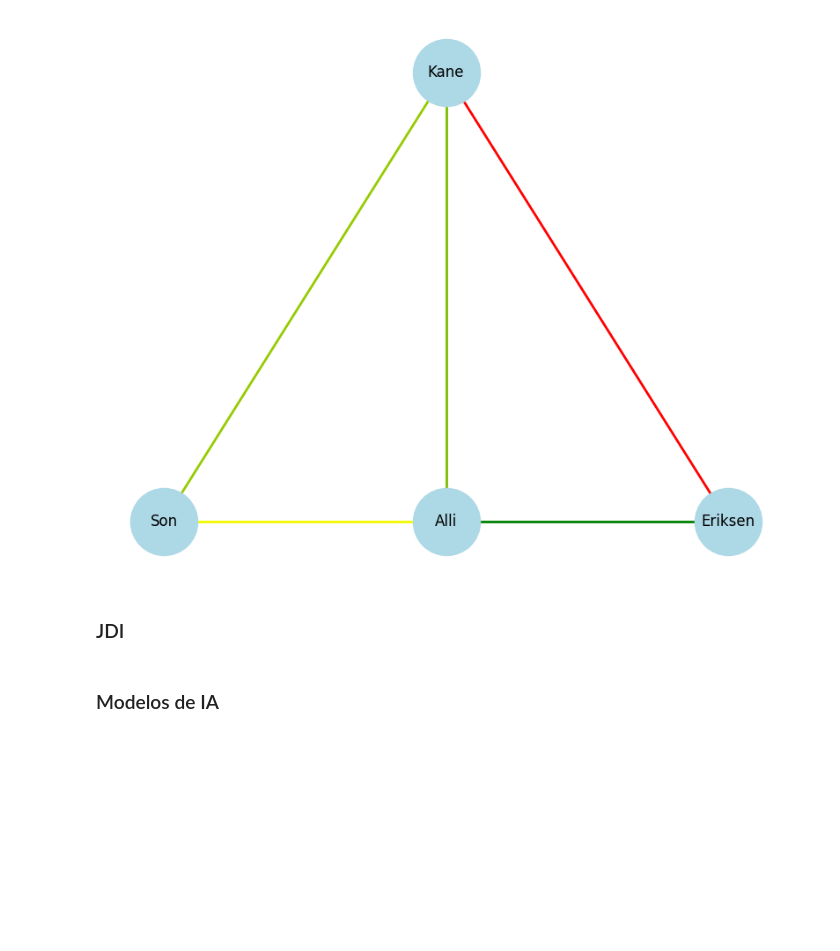
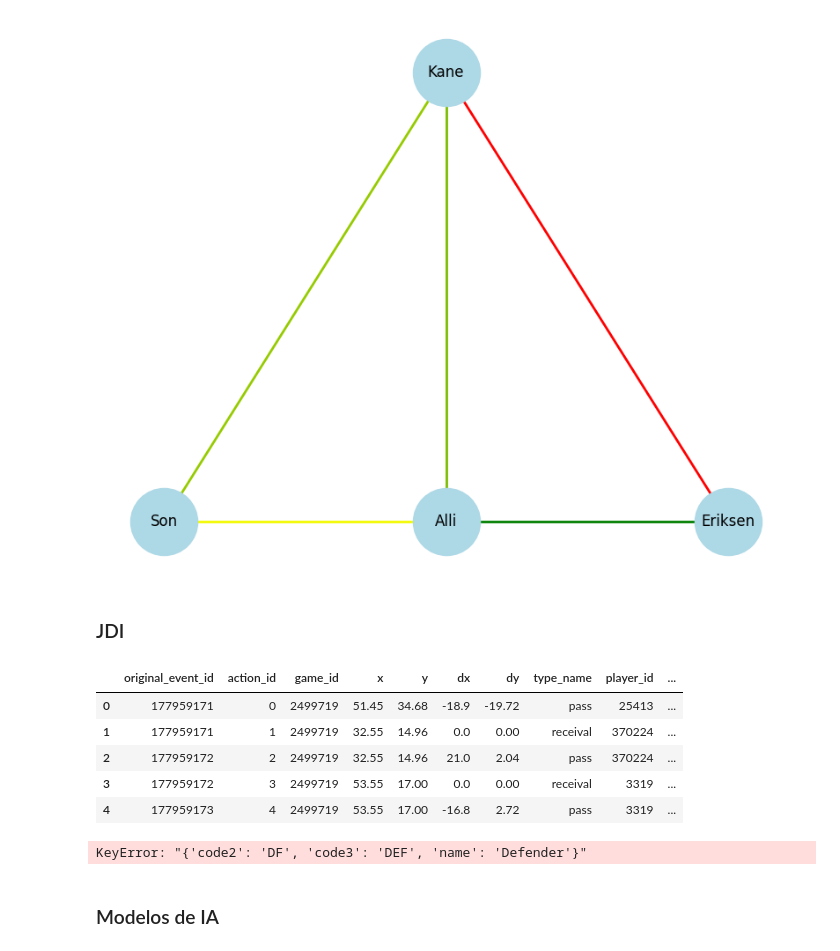
Before and after one commit to vinisilvag/cdaf-projeto, a Jupyter notebook: main.ipynb, the cells around one changed output. Cells and saved outputs as stored; diff of their text form; code cells hidden in the pictures; blank space fills up the shorter version.

```diff
--- a/main.ipynb
+++ b/main.ipynb
@@ -648,6 +559,15 @@ plt.show()
 # %%
 players_df = load_players("data/")
 player_positions = dict(zip(players_df["player_id"], players_df["role"]))
+# %%
+action_values["England"].head()
+# %% [output]
+|  | original_event_id | action_id | game_id | x | y | dx | dy | type_name | player_id | ... |
+| 0 | 177959171 | 0 | 2499719 | 51.45 | 34.68 | -18.9 | -19.72 | pass | 25413 | ... |
+| 1 | 177959171 | 1 | 2499719 | 32.55 | 14.96 | 0.0 | 0.00 | receival | 370224 | ... |
+| 2 | 177959172 | 2 | 2499719 | 32.55 | 14.96 | 21.0 | 2.04 | pass | 370224 | ... |
+| 3 | 177959172 | 3 | 2499719 | 53.55 | 17.00 | 0.0 | 0.00 | receival | 3319 | ... |
+| 4 | 177959173 | 4 | 2499719 | 53.55 | 17.00 | -16.8 | 2.72 | pass | 3319 | ... |
 # %%
 # Pegue a liga desejada
 df = action_values["England"]
@@ -674,18 +593,18 @@ minutes_df = minutes_df[['player_id', 'game_id', 'minutes_played']]
 # %%
 game_ids = action_values['England']["game_id"].unique().tolist()
 # %%
-game_ids = action_values['England']["game_id"].unique().tolist()
-
 jdi90 = calculate_jdi90(
-    action_values,
+    action_values["England"],
     minutes_df,
-    player1_id=12345,
-    player2_id=67890,
+    player1_id=370224,
+    player2_id=25413,
     game_ids=game_ids,
     player_positions=player_positions
 )
 
 print(f"JDI90 entre os jogadores 12345 e 67890: {jdi90:.4f}")
+# %% [output]
+KeyError: "{'code2': 'DF', 'code3': 'DEF', 'name': 'Defender'}"
 # %% [markdown]
 ### Modelos de IA
 # %%
```
Also changed, not shown: parts of 49 cells of this notebook, 1 other file.
